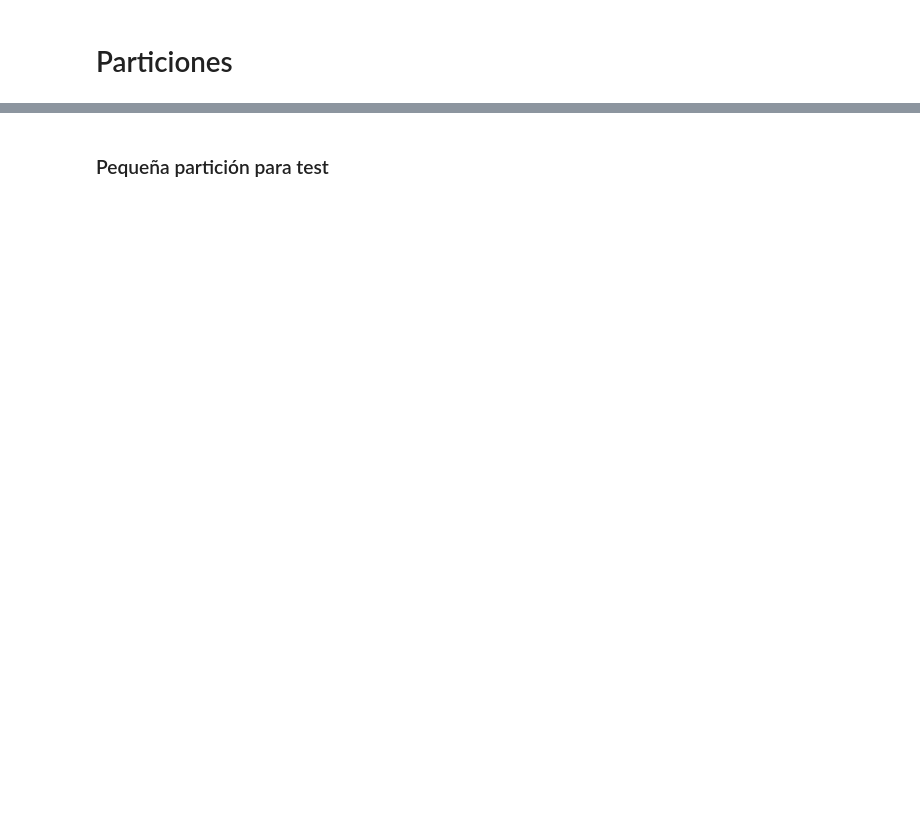
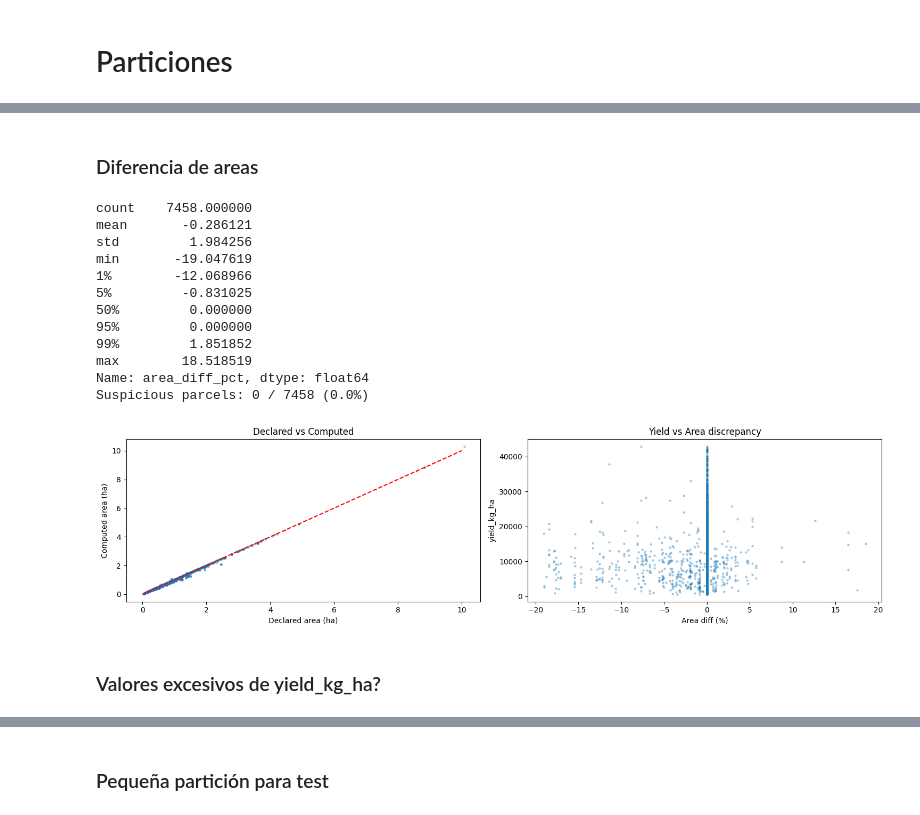
Before and after one commit to ivaaanrm/ai-vineyard-productivity, a Jupyter notebook: notebooks/dataset.ipynb, the cells around one changed output, grey strips where cells are left out. Drawn from its saved outputs; the diff is of its cells as text; code cells hidden in the pictures; blank space fills up the shorter version.

```diff
--- a/notebooks/dataset.ipynb
+++ b/notebooks/dataset.ipynb
@@ -368,0 +666,61 @@ export_to_csv(tactic_df, OUT_DIR / "tactic_dataset_processed.csv")
+# %% [markdown]
+### Diferencia de areas
+# %%
+# Area discrepancy analysis
+train_df["area_diff_ha"] = train_df["area_ha"] - train_df["declared_area_ha"]
+train_df["area_diff_pct"] = (
+    train_df["area_diff_ha"] / train_df["declared_area_ha"]
+) * 100
+
+print(train_df["area_diff_pct"].describe(percentiles=[0.01, 0.05, 0.95, 0.99]))
+
+# Parcels where computed area deviates >20% from declared
+suspicious = train_df[train_df["area_diff_pct"].abs() > 20].sort_values("area_diff_pct")
+
+print(
+    f"Suspicious parcels: {len(suspicious)} / {len(train_df)} ({100 * len(suspicious) / len(train_df):.1f}%)"
+)
+suspicious[
+    ["parcel_id", "declared_area_ha", "area_ha", "area_diff_pct", "yield_kg_ha"]
+].head(20)
+
+fig, axes = plt.subplots(1, 2, figsize=(15, 4))
+
+# 1. Scatter: declared vs computed
+axes[0].scatter(train_df["declared_area_ha"], train_df["area_ha"], alpha=0.3, s=5)
+axes[0].plot([0, 10], [0, 10], "r--")  # perfect agreement line
+axes[0].set(
+    xlabel="Declared area (ha)",
+    ylabel="Computed area (ha)",
+    title="Declared vs Computed",
+)
+
+# 3. yield vs area diff — wrongly drawn polygons will cluster here
+axes[1].scatter(
+    train_df["area_diff_pct"].clip(-100, 200),
+    train_df["yield_kg_ha"].clip(0, 50_000),
+    alpha=0.3,
+    s=5,
+)
+axes[1].set(
+    xlabel="Area diff (%)", ylabel="yield_kg_ha", title="Yield vs Area discrepancy"
+)
+
+plt.tight_layout()
+plt.show()
+# %% [output]
+count    7458.000000
+mean       -0.286121
+std         1.984256
+min       -19.047619
+1%        -12.068966
+5%         -0.831025
+50%         0.000000
+95%         0.000000
+99%         1.851852
+max        18.518519
+Name: area_diff_pct, dtype: float64
+Suspicious parcels: 0 / 7458 (0.0%)
+[figure, added]
+# %% [markdown]
+### Valores excesivos de yield_kg_ha?
```
Also changed, not shown: parts of 25 cells of this notebook, 2 other files.
